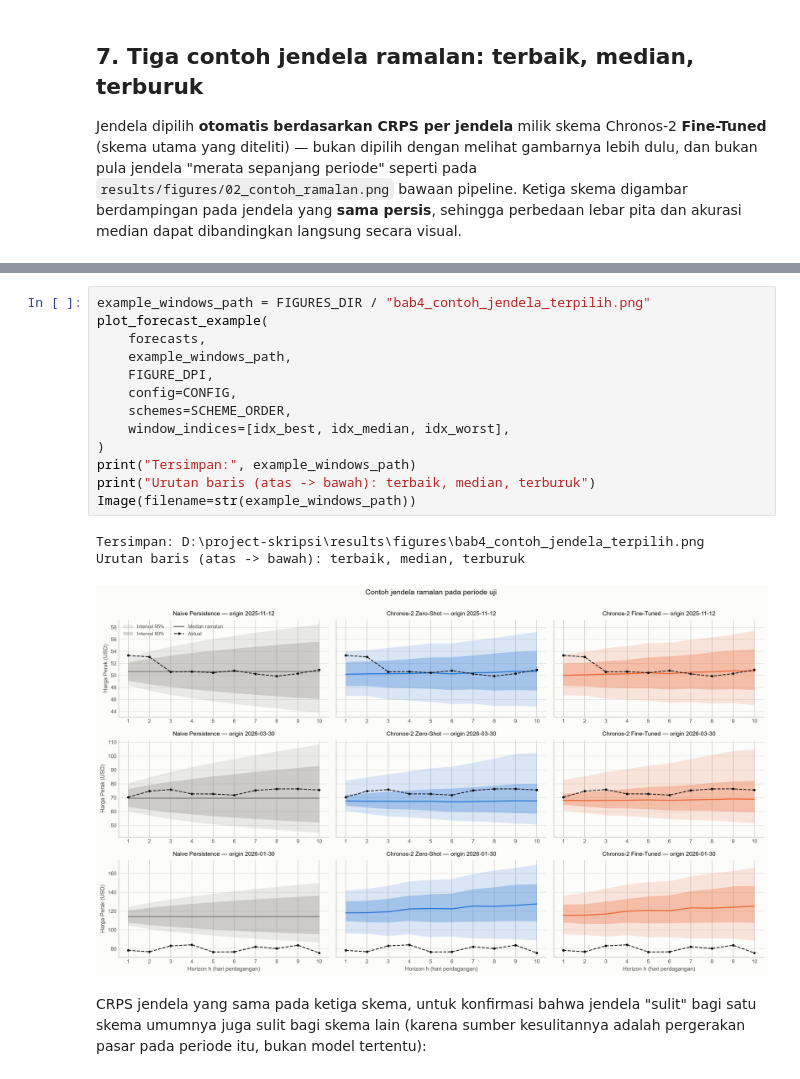
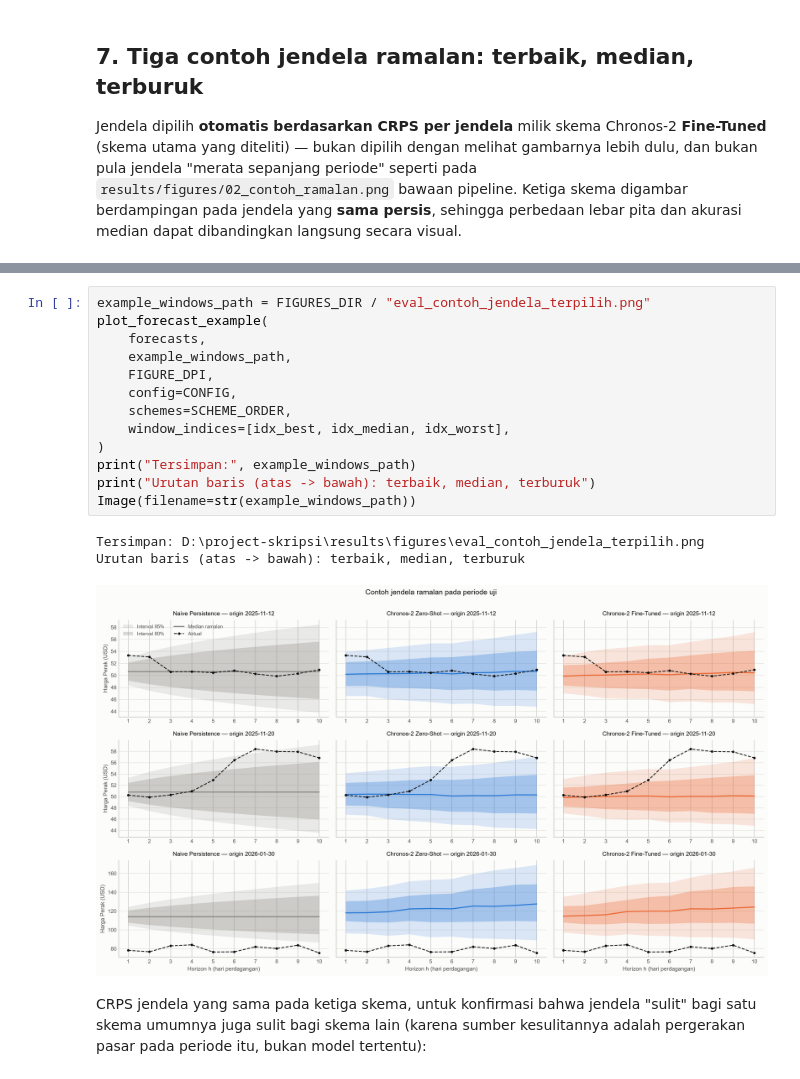
Before and after one commit to 625536r/skripsi-chronos2-perak, a Jupyter notebook: notebooks/04_hasil_evaluasi.ipynb, the cells around one changed output, grey strips where cells are left out. Drawn from its saved outputs; the diff is of its cells as text.

```diff
--- a/notebooks/04_hasil_evaluasi.ipynb
+++ b/notebooks/04_hasil_evaluasi.ipynb
@@ -326,20 +326,20 @@ Jendela dipilih berdasarkan CRPS skema 'Chronos-2 Fine-Tuned':
 # %%
-example_windows_path = FIGURES_DIR / "bab4_contoh_jendela_terpilih.png"
+example_windows_path = FIGURES_DIR / "eval_contoh_jendela_terpilih.png"
 plot_forecast_example(
     forecasts,
     example_windows_path,
     FIGURE_DPI,
     config=CONFIG,
     schemes=SCHEME_ORDER,
     window_indices=[idx_best, idx_median, idx_worst],
 )
 print("Tersimpan:", example_windows_path)
 print("Urutan baris (atas -> bawah): terbaik, median, terburuk")
 Image(filename=str(example_windows_path))
 # %% [output]
-Tersimpan: D:\project-skripsi\results\figures\bab4_contoh_jendela_terpilih.png
+Tersimpan: D:\project-skripsi\results\figures\eval_contoh_jendela_terpilih.png
 Urutan baris (atas -> bawah): terbaik, median, terburuk
-[figure, old version]
+[figure, new version]
 # %% [markdown]
 CRPS jendela yang sama pada ketiga skema, untuk konfirmasi bahwa jendela "sulit" bagi satu skema umumnya juga sulit bagi skema lain (karena sumber kesulitannya adalah pergerakan pasar pada periode itu, bukan model tertentu):
 # %%
```
Also changed, not shown: parts of 15 cells of this notebook, 40 other files.
